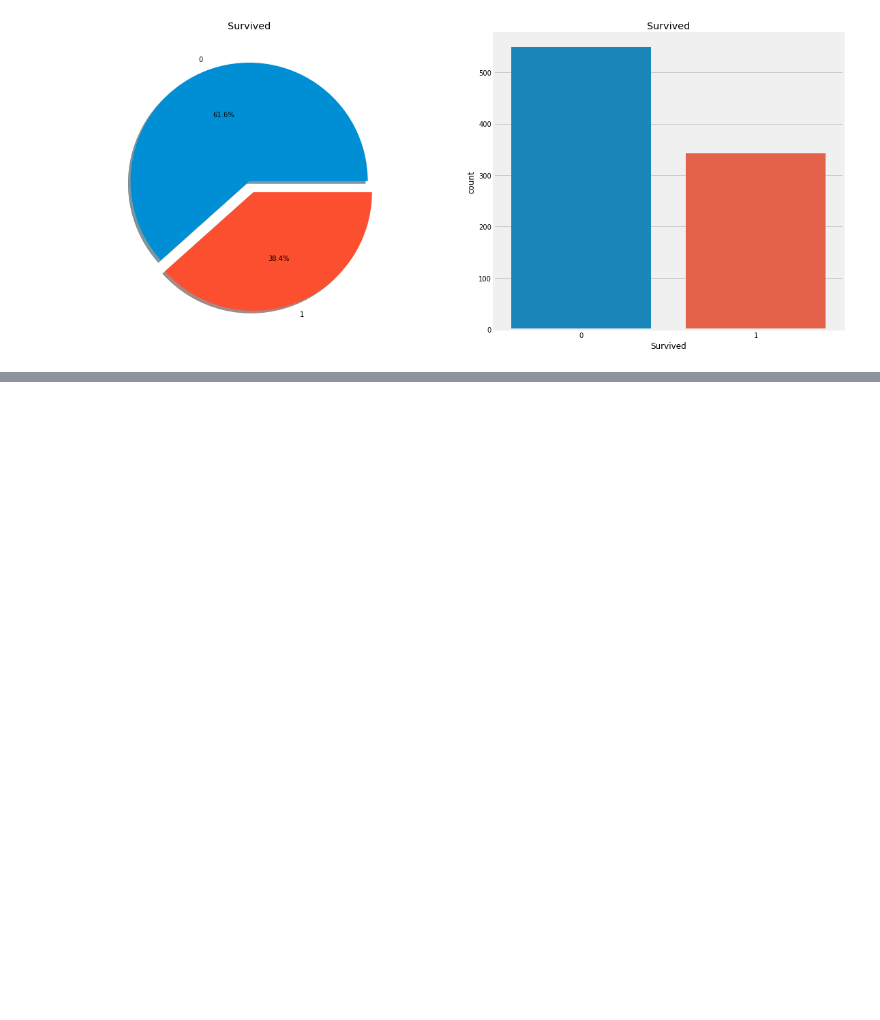
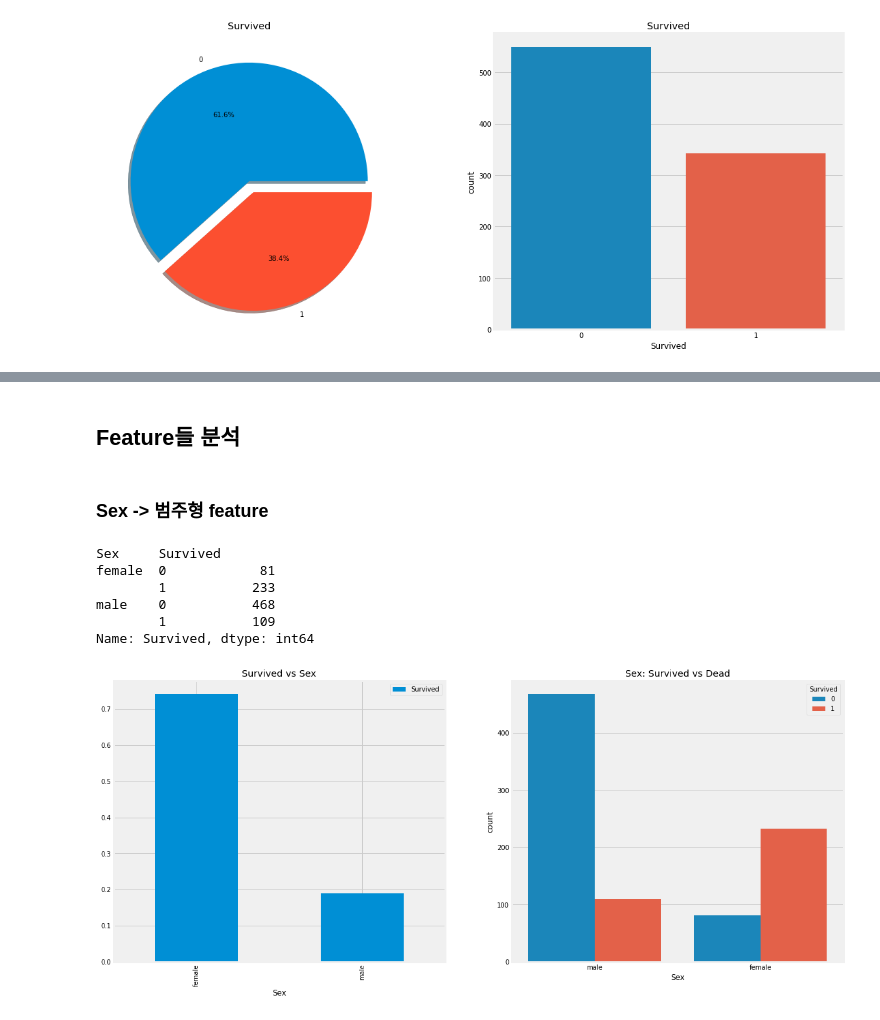
Before and after one commit to shwldus3/data-analysis-practice, a Jupyter notebook: 01_titanic.ipynb, the cells around one changed output, grey strips where cells are left out. Saved outputs shown, nothing was run; the diff lists cells and outputs as text; code cells hidden in the pictures; blank space fills up the shorter version.

```diff
--- a/01_titanic.ipynb
+++ b/01_titanic.ipynb
@@ -109,0 +133,25 @@ drive  sample_data
+# %% [markdown]
+## Feature들 분석
+# %% [markdown]
+### Sex -> 범주형 feature
+# %%
+data.groupby(['Sex', 'Survived'])['Survived'].count()
+# %% [output]
+Sex     Survived
+female  0            81
+        1           233
+male    0           468
+        1           109
+Name: Survived, dtype: int64
+# %%
+f, ax = plt.subplots(1, 2, figsize=(18, 8))
+
+data[['Sex', 'Survived']].groupby(['Sex']).mean().plot.bar(ax=ax[0])
+ax[0].set_title('Survived vs Sex')
+
+sns.countplot('Sex', hue='Survived', data=data, ax=ax[1])
+ax[1].set_title('Sex: Survived vs Dead')
+
+plt.show()
+# %% [output]
+[figure, added]
```
Also changed, not shown: parts of 12 cells of this notebook.
